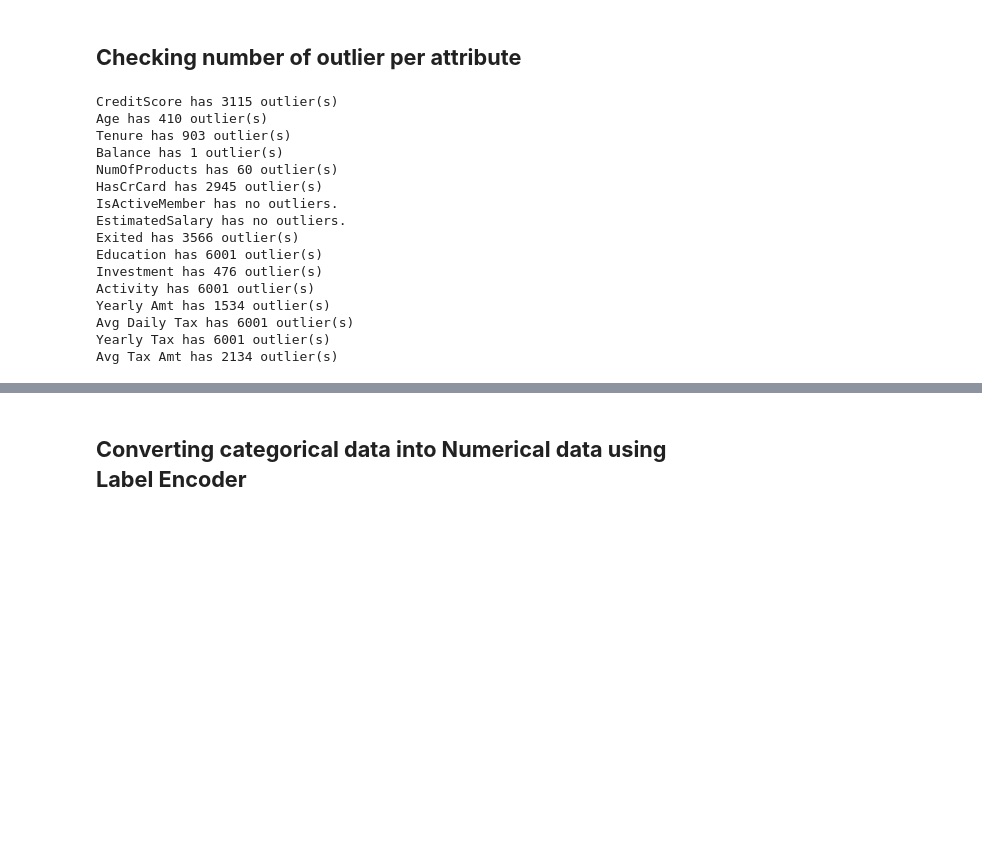
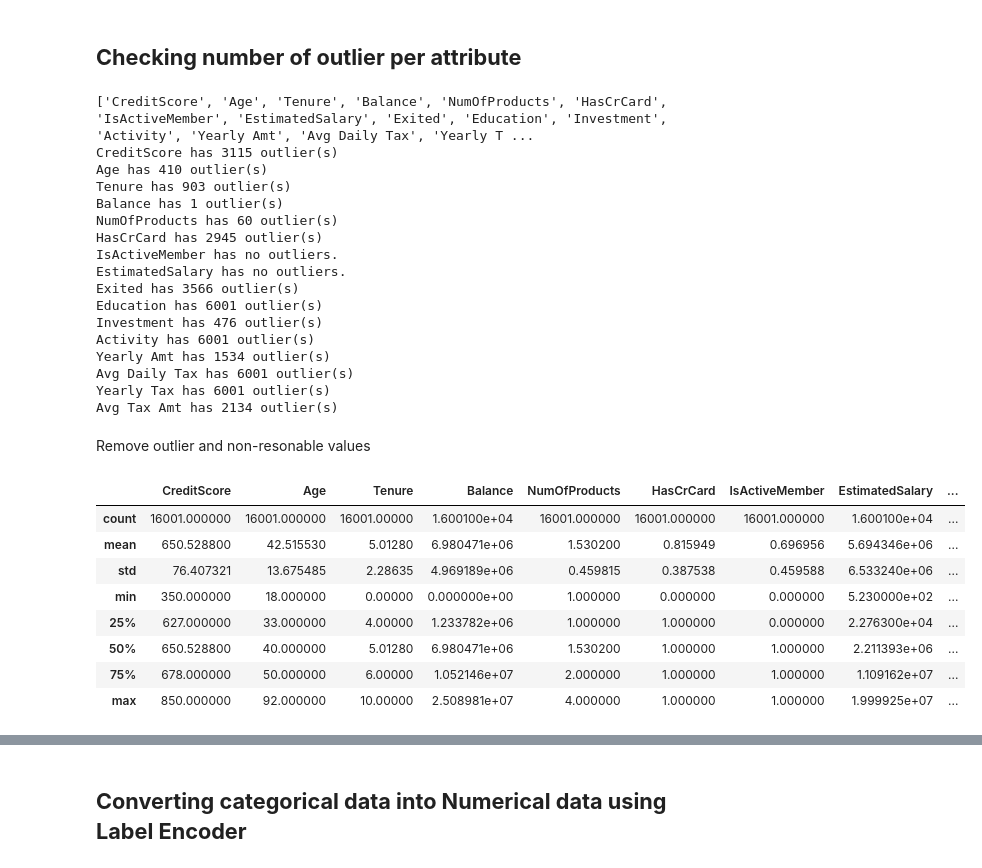
Before and after one commit to EmilyCaroline/BankCustomerChurnPrediction, a Jupyter notebook: bankcustomerchurn.ipynb, the cells around one changed output, grey strips where cells are left out. Cells and saved outputs as stored; diff of their text form; code cells hidden in the pictures; blank space fills up the shorter version.

Commit message:
remove outlier and non reasonable data

```diff
--- a/bankcustomerchurn.ipynb
+++ b/bankcustomerchurn.ipynb
@@ -607,6 +607,17 @@ Annual taxes: Both groups have a wide range of annual taxes, none of which have
 ## **Checking number of outlier per attribute**
 # %%
  #function to check outlier
+
+columns = []
+count = 0
+for x in df.columns:
+    if df.dtypes[count] != object:
+        columns.append(x)
+        count = count+1
+    else:
+        count = count+1
+
+print(columns)
 
 def check_for_outliers(column):
     q1, q3 = np.percentile(column, [25, 75])
@@ -624,6 +635,7 @@ for column in columns:
     else:
         print(f"{column} has no outliers.")
 # %% [output]
+['CreditScore', 'Age', 'Tenure', 'Balance', 'NumOfProducts', 'HasCrCard', 'IsActiveMember', 'EstimatedSalary', 'Exited', 'Education', 'Investment', 'Activity', 'Yearly Amt', 'Avg Daily Tax', 'Yearly T ...
 CreditScore has 3115 outlier(s)
 Age has 410 outlier(s)
 Tenure has 903 outlier(s)
@@ -640,3 +652,19 @@ Yearly Amt has 1534 outlier(s)
 Avg Daily Tax has 6001 outlier(s)
 Yearly Tax has 6001 outlier(s)
 Avg Tax Amt has 2134 outlier(s)
+# %% [markdown]
+Remove outlier and non-resonable values
+# %%
+#Check descriptive statistic for non reasonable values
+
+merged_df.describe()
+# %% [output]
+|  | CreditScore | Age | Tenure | Balance | NumOfProducts | HasCrCard | IsActiveMember | EstimatedSalary | ... |
+| count | 16001.000000 | 16001.000000 | 16001.00000 | 1.600100e+04 | 16001.000000 | 16001.000000 | 16001.000000 | 1.600100e+04 | ... |
+| mean | 650.528800 | 42.515530 | 5.01280 | 6.980471e+06 | 1.530200 | 0.815949 | 0.696956 | 5.694346e+06 | ... |
+| std | 76.407321 | 13.675485 | 2.28635 | 4.969189e+06 | 0.459815 | 0.387538 | 0.459588 | 6.533240e+06 | ... |
+| min | 350.000000 | 18.000000 | 0.00000 | 0.000000e+00 | 1.000000 | 0.000000 | 0.000000 | 5.230000e+02 | ... |
+| 25% | 627.000000 | 33.000000 | 4.00000 | 1.233782e+06 | 1.000000 | 1.000000 | 0.000000 | 2.276300e+04 | ... |
+| 50% | 650.528800 | 40.000000 | 5.01280 | 6.980471e+06 | 1.530200 | 1.000000 | 1.000000 | 2.211393e+06 | ... |
+| 75% | 678.000000 | 50.000000 | 6.00000 | 1.052146e+07 | 2.000000 | 1.000000 | 1.000000 | 1.109162e+07 | ... |
+| max | 850.000000 | 92.000000 | 10.00000 | 2.508981e+07 | 4.000000 | 1.000000 | 1.000000 | 1.999925e+07 | ... |
```
Also changed, not shown: parts of 9 cells of this notebook.
